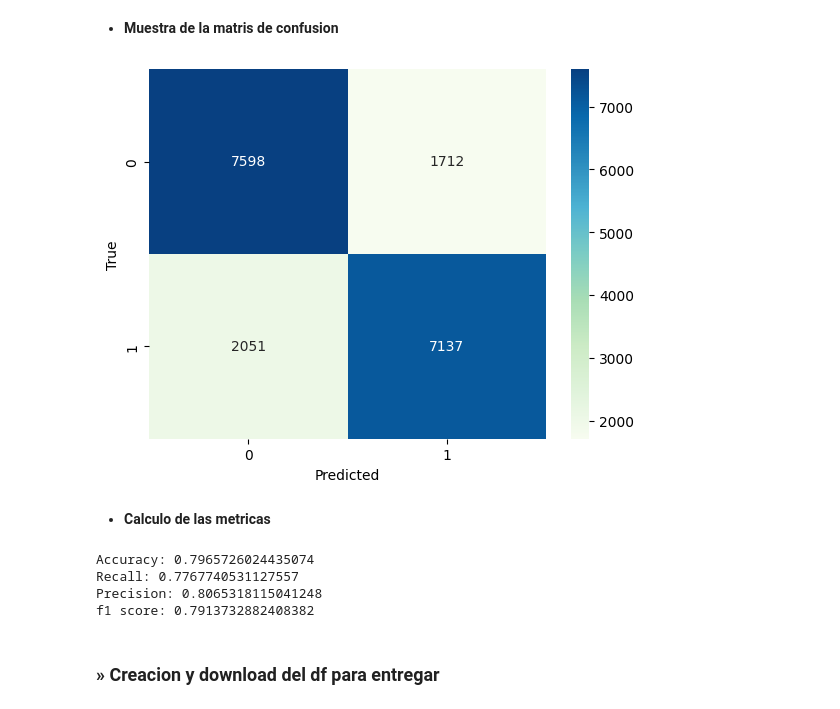
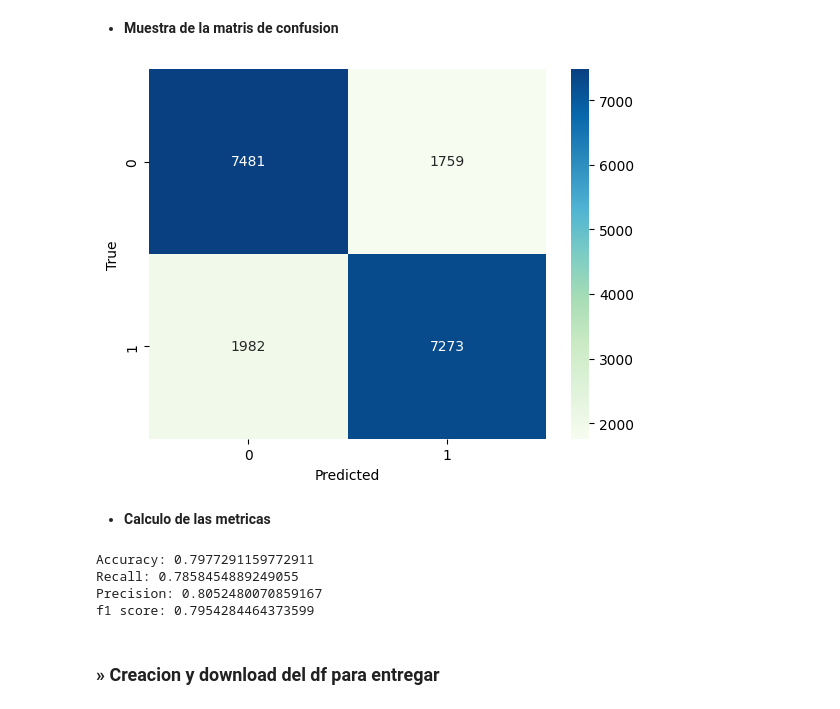
Before and after one commit to lautitorraca/7506R-2C2023-GRUPO24, a Jupyter notebook: TP1/7506R_TP1_GRUPO24_CHP2_ENTREGA.ipynb, the cells around one changed output. Drawn from its saved outputs; the diff is of its cells as text; code cells hidden in the pictures.

```diff
--- a/TP1/7506R_TP1_GRUPO24_CHP2_ENTREGA.ipynb
+++ b/TP1/7506R_TP1_GRUPO24_CHP2_ENTREGA.ipynb
@@ -508,13 +508,3 @@ df_trabajo_test.dropna(subset=['children'], inplace=True)
 df_trabajo_train.dropna(subset=['children'], inplace=True)
 # %% [markdown]
 En el caso de los paises reemplazamos los NaN por la moda ya que pudimos observar que en ambos casos la moda coincide por lo que creemos que es una buna desicion.
-# %%
-"""pais_mas_repetido_train = df_trabajo_train['country'].mode()
-pais_mas_repetido_test = df_trabajo_test['country'].mode()
-
-print('pais_mas_repetido_train: ',pais_mas_repetido_train)
-print('pais_mas_repetido_test: ',pais_mas_repetido_test)
-
-df_trabajo_train.country.fillna(str(pais_mas_repetido_train), inplace=True)"""
-
-df_trabajo_train.dropna(subset=['country'], inplace=True)
@@ -623,22 +617,31 @@ def entrenar(datafram):
 # %%
 resultados = entrenar(df_trabajo_train_dum)
 
-x_train = resultados[0]
-y_train = resultados[2]
-x_test = resultados[1]
-y_test = resultados[3]
+x_train1 = resultados[0]
+y_train1 = resultados[2]
+x_test1 = resultados[1]
+y_test1 = resultados[3]
 
-def crear_arbol(criterionp, max_depthp, min_samples_leafp, ccp_alphap):
+def crear_arbol1(criterionp, max_depthp, min_samples_leafp, ccp_alphap):
       tree_model = tree.DecisionTreeClassifier(criterion = criterionp,
                                               max_depth = max_depthp,
                                               min_samples_leaf = min_samples_leafp,
                                               ccp_alpha = ccp_alphap)
       return tree_model
+
+
+def crear_arbol2(criterionp, max_depthp, min_samples_leafp, ccp_alphap, min_samples_splitp):
+      tree_model = tree.DecisionTreeClassifier(criterion = criterionp,
+                                              max_depth = max_depthp,
+                                              min_samples_leaf = min_samples_leafp,
+                                              ccp_alpha = ccp_alphap,
+                                              min_samples_split = min_samples_splitp)
+      return tree_model
 # %%
-tree_model = crear_arbol('log_loss', 25, 10, 0)
+tree_model1 = crear_arbol1('log_loss', 25, 10, 0)
 
-model = tree_model.fit(X = x_train, y = y_train)
-y_pred = model.predict(x_test)
+model1 = tree_model1.fit(X = x_train1, y = y_train1)
+y_pred1 = model1.predict(x_test1)
 # %% [markdown]
 - **Muestra de la matris de confusion**
 # %%
@@ -648,10 +651,10 @@ def crearMatriz(pr1, prt2):
     sns.heatmap(tabla,cmap='GnBu',annot=True,fmt='g')
     plt.xlabel('Predicted')
     plt.ylabel('True')
-# %%
-crearMatriz(y_test, y_pred)
-# %% [output]
-[figure, removed]
+# %%
+crearMatriz(y_test1, y_pred1)
+# %% [output]
+[figure, added]
 # %% [markdown]
 - **Calculo de las metricas**
 # %%
@@ -665,13 +668,13 @@ def mostrar_metricas(y_test, y_pred):
     print("Recall: "+str(recall))
     print("Precision: "+str(precision))
     print("f1 score: "+str(f1))
-# %%
-mostrar_metricas(y_test, y_pred)
-# %% [output]
-Accuracy: 0.7965726024435074
-Recall: 0.7767740531127557
-Precision: 0.8065318115041248
-f1 score: 0.7913732882408382
+# %%
+mostrar_metricas(y_test1, y_pred1)
+# %% [output]
+Accuracy: 0.7977291159772911
+Recall: 0.7858454889249055
+Precision: 0.8052480070859167
+f1 score: 0.7954284464373599
 # %% [markdown]
 ### » Creacion y download del df para entregar
 # %%
```
Also changed, not shown: parts of 27 cells of this notebook.
